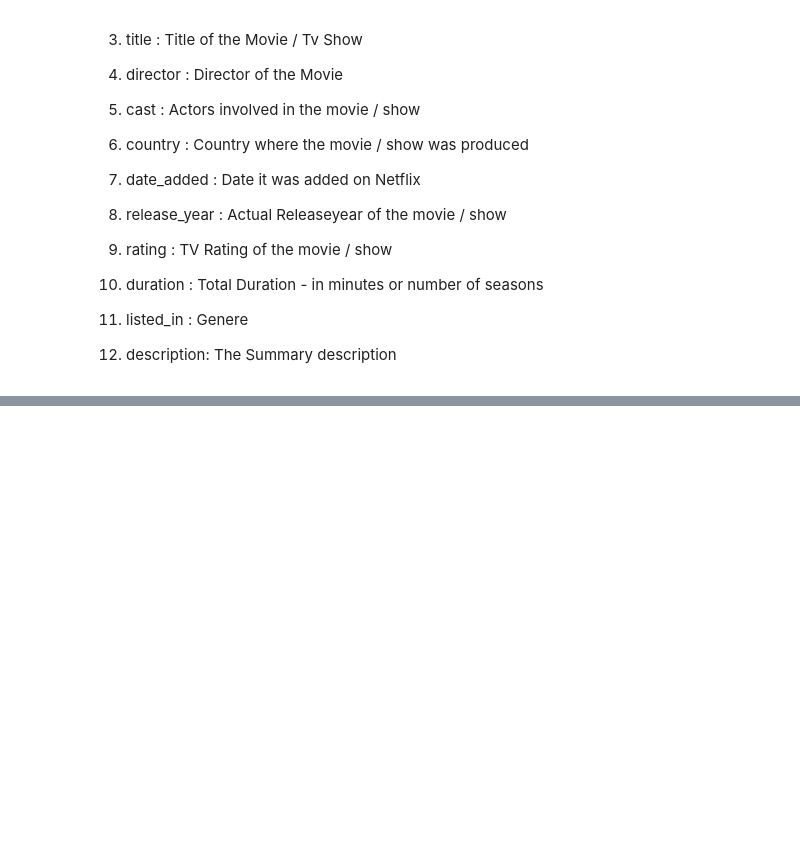
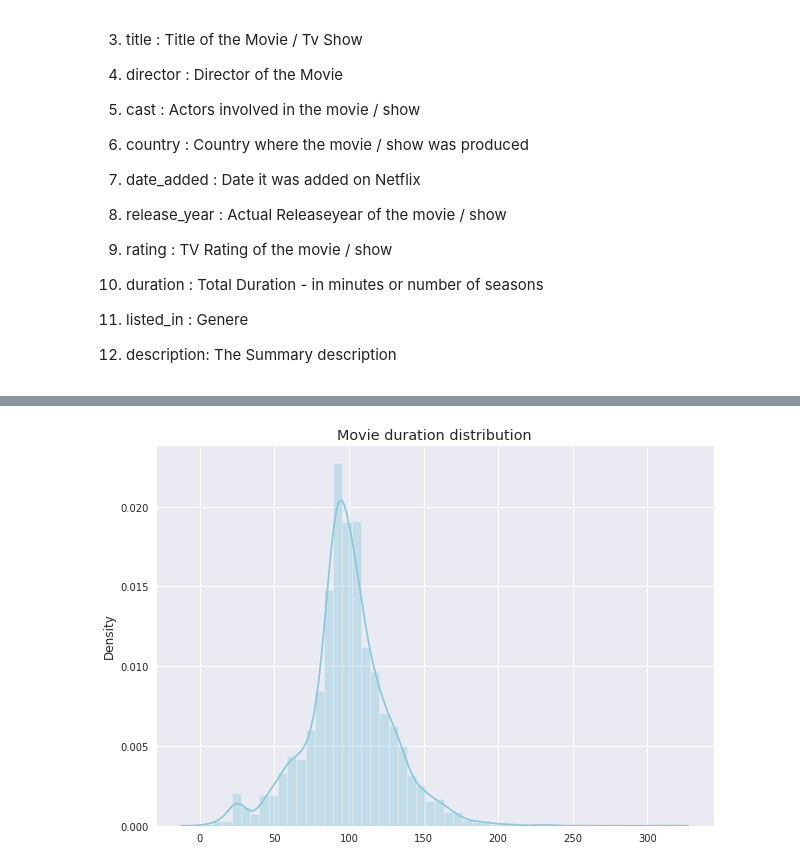
Before and after one commit to Akshay1781/NETFLIX_MOVIES_AND_TV_SHOWS_CLUSTERING, a Jupyter notebook: NETFLIX_MOVIES_AND_TV_SHOWS_CLUSTERING.ipynb, the cells around one changed output, grey strips where cells are left out. Saved outputs shown, nothing was run; the diff lists cells and outputs as text; code cells hidden in the pictures; blank space fills up the shorter version.

```diff
--- a/NETFLIX_MOVIES_AND_TV_SHOWS_CLUSTERING.ipynb
+++ b/NETFLIX_MOVIES_AND_TV_SHOWS_CLUSTERING.ipynb
@@ -44,0 +317,3 @@ Integrating this dataset with other external datasets such as IMDB ratings, rott
+# %%
+# creating a column n movie_df dataframe using func_1 funtion
+movie_df['duration'] = movie_df['duration'].apply(func_1)
@@ -44,0 +434,8 @@ Integrating this dataset with other external datasets such as IMDB ratings, rott
+# %%
+plt.figure(figsize = (10,7))
+ax = plt.gca()
+sns.distplot( x= movie_df['duration'], ax = ax, color = 'c')
+plt.title('Movie duration distribution')
+plt.show()
+# %% [output]
+[figure, added]
```
Also changed, not shown: parts of 116 cells of this notebook.
